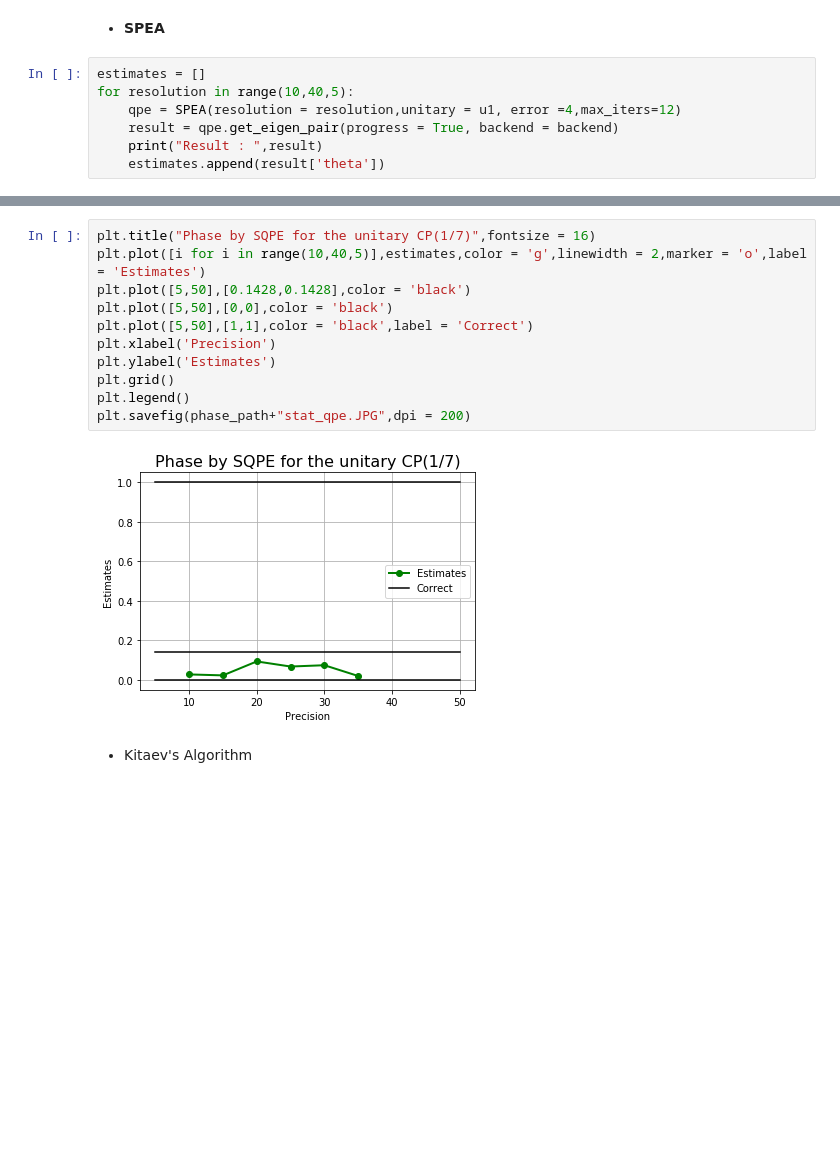
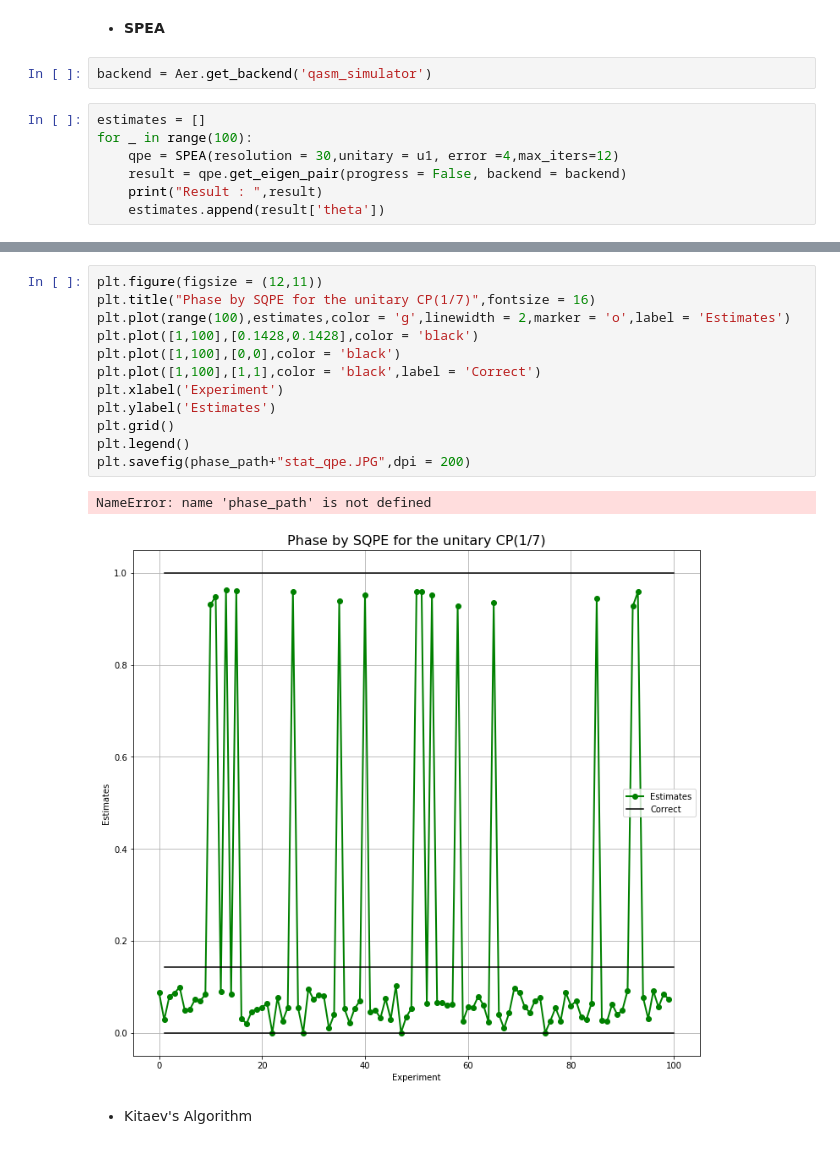
Before and after one commit to TheGupta2012/QPE-Algorithms, a Jupyter notebook: QPE/All algorithm Tests/Testing all algorithms against 2 - qubit unitaries.ipynb, the cells around one changed output, grey strips where cells are left out. Saved outputs shown, nothing was run; the diff lists cells and outputs as text; blank space fills up the shorter version.

```diff
--- a/QPE/All algorithm Tests/Testing all algorithms against 2 - qubit unitaries.ipynb
+++ b/QPE/All algorithm Tests/Testing all algorithms against 2 - qubit unitaries.ipynb
@@ -119,11 +119,13 @@ plt.savefig(phase_path+"iqpe.JPG",dpi = 200)
 [figure]
 # %% [markdown]
 - **SPEA**
+# %%
+backend = Aer.get_backend('qasm_simulator')
 # %%
 estimates = []
-for resolution in range(10,40,5):
-    qpe = SPEA(resolution = resolution,unitary = u1, error =4,max_iters=12)
-    result = qpe.get_eigen_pair(progress = True, backend = backend)
+for _ in range(100):
+    qpe = SPEA(resolution = 30,unitary = u1, error =4,max_iters=12)
+    result = qpe.get_eigen_pair(progress = False, backend = backend)
     print("Result : ",result)
     estimates.append(result['theta'])
 # %% [output]
@@ -147,16 +149,18 @@ Result :  {'cost': 1.0, 'theta': 0.019847553309946, 'state': array([ 0.08686397+
 # %%
+plt.figure(figsize = (12,11))
 plt.title("Phase by SQPE for the unitary CP(1/7)",fontsize = 16)
-plt.plot([i for i in range(10,40,5)],estimates,color = 'g',linewidth = 2,marker = 'o',label = 'Estimates')
-plt.plot([5,50],[0.1428,0.1428],color = 'black')
-plt.plot([5,50],[0,0],color = 'black')
-plt.plot([5,50],[1,1],color = 'black',label = 'Correct')
-plt.xlabel('Precision')
+plt.plot(range(100),estimates,color = 'g',linewidth = 2,marker = 'o',label = 'Estimates')
+plt.plot([1,100],[0.1428,0.1428],color = 'black')
+plt.plot([1,100],[0,0],color = 'black')
+plt.plot([1,100],[1,1],color = 'black',label = 'Correct')
+plt.xlabel('Experiment')
 plt.ylabel('Estimates')
 plt.grid()
 plt.legend()
 plt.savefig(phase_path+"stat_qpe.JPG",dpi = 200)
 # %% [output]
+NameError: name 'phase_path' is not defined
-[figure, old version]
+[figure, new version]
 # %% [markdown]
 - Kitaev's Algorithm
 # %%
```
Also changed, not shown: parts of 1 cell of this notebook, 36 other files.
